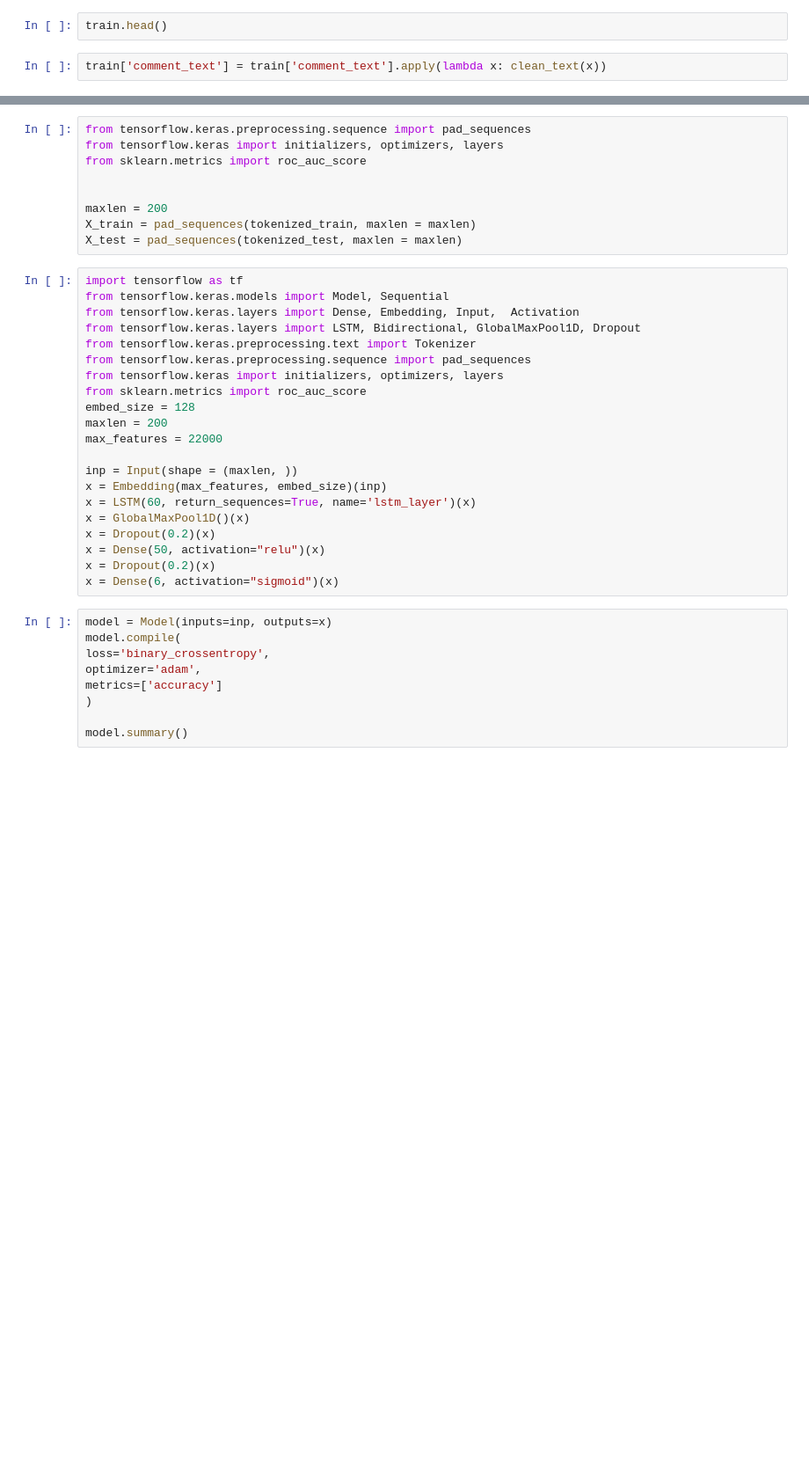
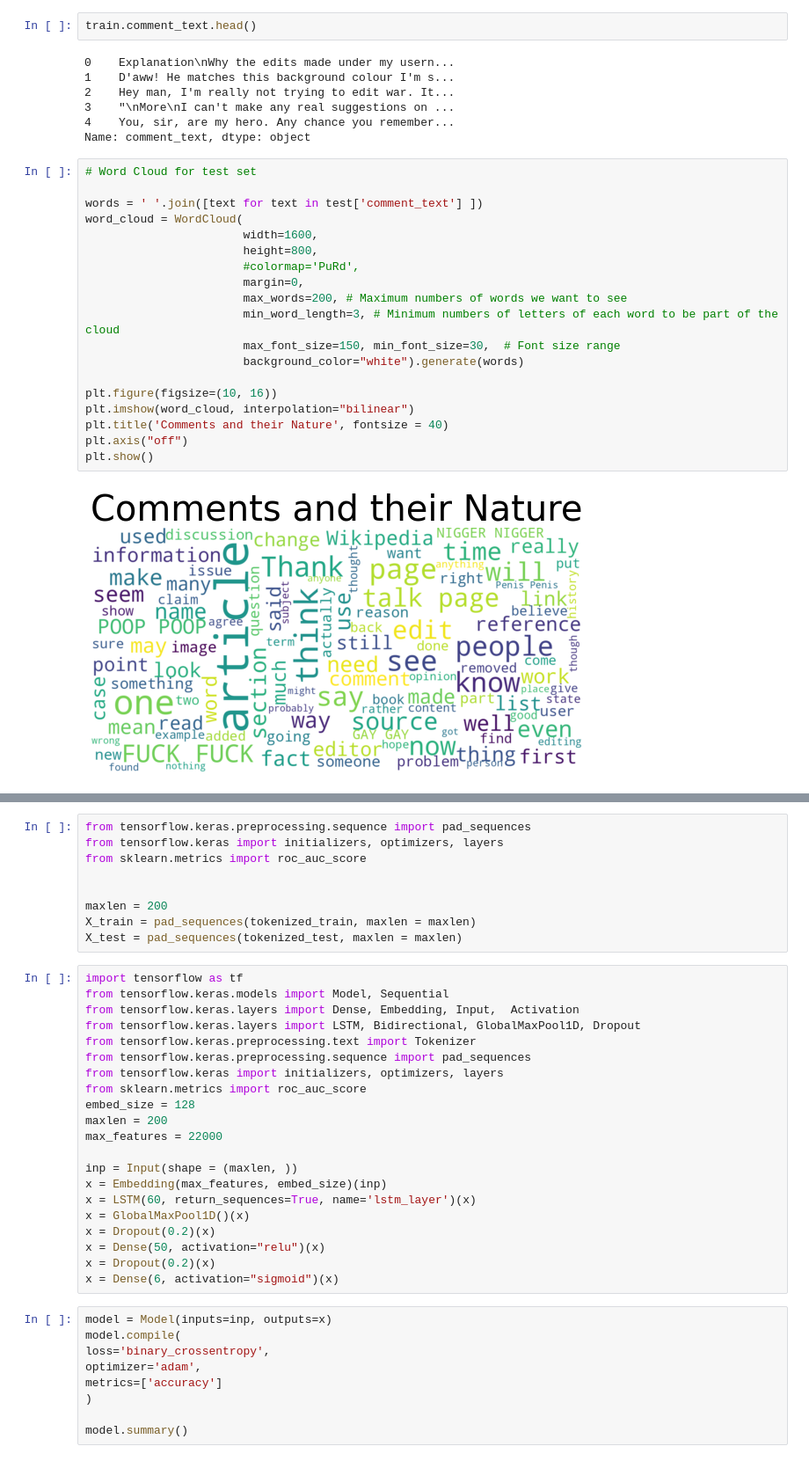
Before and after one commit to ScrPzz/Toxic_Comments_LSTM_Classifier, a Jupyter notebook: Untitled.ipynb, the cells around one changed output, grey strips where cells are left out. Shown: that part at 88% size. Drawn from its saved outputs; the diff is of its cells as text; blank space fills up the shorter version.

```diff
--- a/Untitled.ipynb
+++ b/Untitled.ipynb
@@ -73,4 +101,30 @@ nltk.download('stopwords')
 # %%
-train.head()
+train.comment_text.head()
+# %% [output]
+0    Explanation\nWhy the edits made under my usern...
+1    D'aww! He matches this background colour I'm s...
+2    Hey man, I'm really not trying to edit war. It...
+3    "\nMore\nI can't make any real suggestions on ...
+4    You, sir, are my hero. Any chance you remember...
+Name: comment_text, dtype: object
-# %%
-train['comment_text'] = train['comment_text'].apply(lambda x: clean_text(x))
+# %%
+# Word Cloud for test set
+
+words = ' '.join([text for text in test['comment_text'] ])
+word_cloud = WordCloud(
+                       width=1600,
+                       height=800,
+                       #colormap='PuRd',
+                       margin=0,
+                       max_words=200, # Maximum numbers of words we want to see
+                       min_word_length=3, # Minimum numbers of letters of each word to be part of the cloud
+                       max_font_size=150, min_font_size=30,  # Font size range
+                       background_color="white").generate(words)
+
+plt.figure(figsize=(10, 16))
+plt.imshow(word_cloud, interpolation="bilinear")
+plt.title('Comments and their Nature', fontsize = 40)
+plt.axis("off")
+plt.show()
+# %% [output]
+[figure, added]
```
Also changed, not shown: parts of 22 cells of this notebook, 3 other files.
